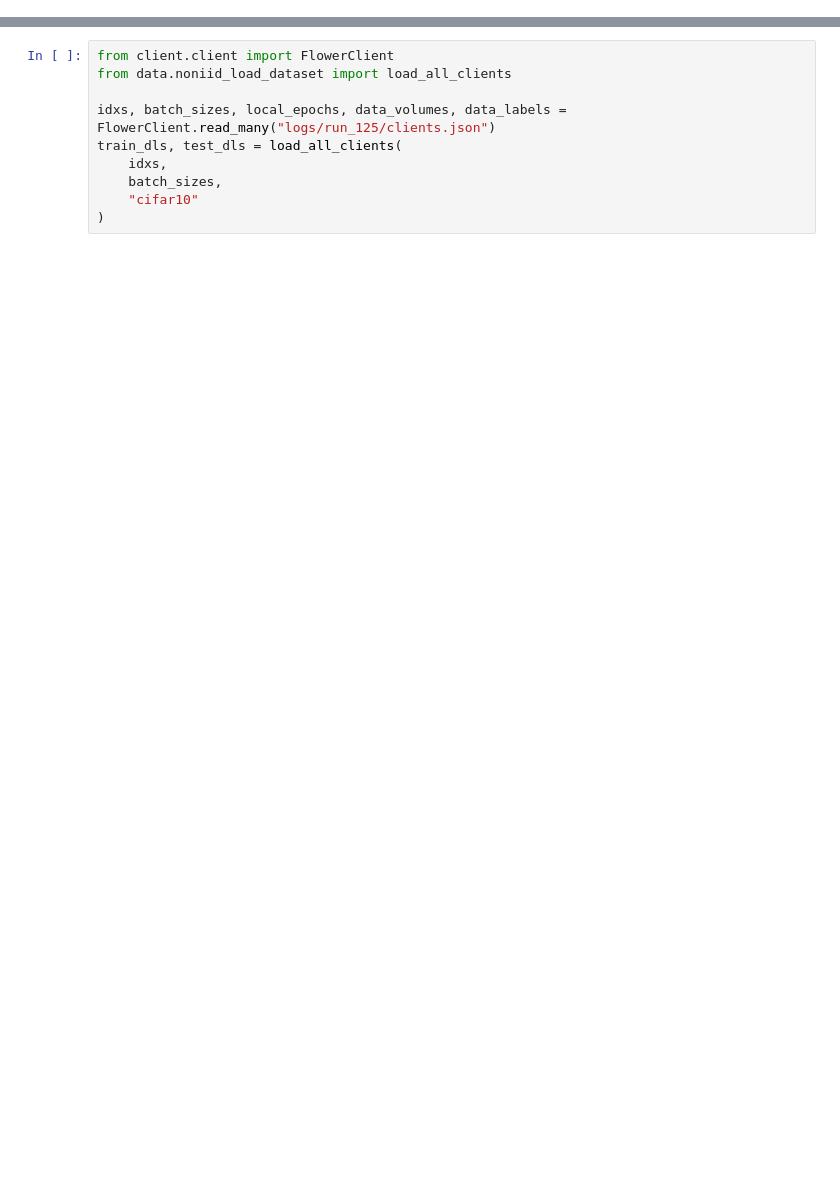
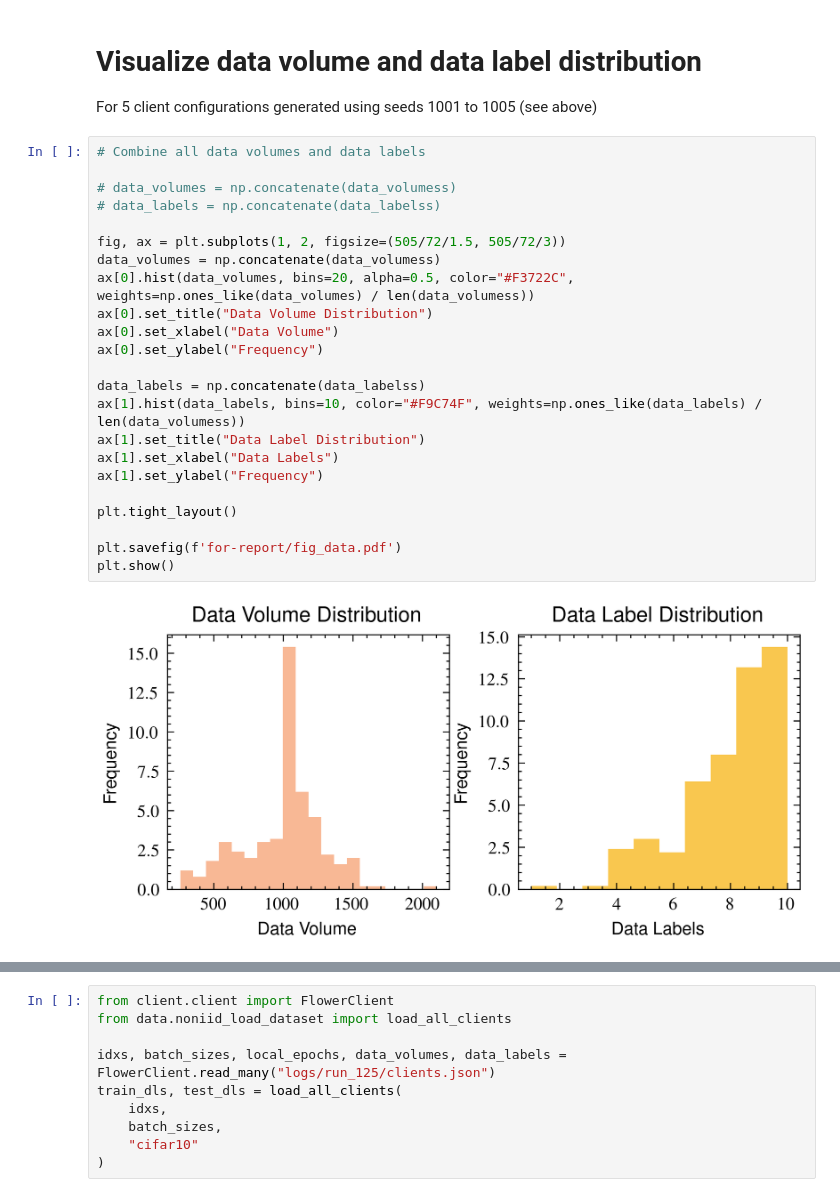
Before and after one commit to Alex-Nygaard/research-project, a Jupyter notebook: distribution.ipynb, the cells around one changed output, grey strips where cells are left out. Drawn from its saved outputs; the diff is of its cells as text; blank space fills up the shorter version.

```diff
--- a/distribution.ipynb
+++ b/distribution.ipynb
@@ -374,3 +106,31 @@ test(client.net, client.train_loader)
+# %% [markdown]
+# Visualize data volume and data label distribution
+For 5 client configurations generated using seeds 1001 to 1005 (see above)
+# %%
+# Combine all data volumes and data labels
+
+# data_volumes = np.concatenate(data_volumess)
+# data_labels = np.concatenate(data_labelss)
+
+fig, ax = plt.subplots(1, 2, figsize=(505/72/1.5, 505/72/3))
+data_volumes = np.concatenate(data_volumess)
+ax[0].hist(data_volumes, bins=20, alpha=0.5, color="#F3722C", weights=np.ones_like(data_volumes) / len(data_volumess))
+ax[0].set_title("Data Volume Distribution")
+ax[0].set_xlabel("Data Volume")
+ax[0].set_ylabel("Frequency")
+
+data_labels = np.concatenate(data_labelss)
+ax[1].hist(data_labels, bins=10, color="#F9C74F", weights=np.ones_like(data_labels) / len(data_volumess))
+ax[1].set_title("Data Label Distribution")
+ax[1].set_xlabel("Data Labels")
+ax[1].set_ylabel("Frequency")
+
+plt.tight_layout()
+
+plt.savefig(f'for-report/fig_data.pdf')
+plt.show()
+# %% [output]
+[figure, added]
 # %%
 import numpy as np
 import matplotlib.pyplot as plt
```
Also changed, not shown: parts of 47 cells of this notebook, 12 other files.
